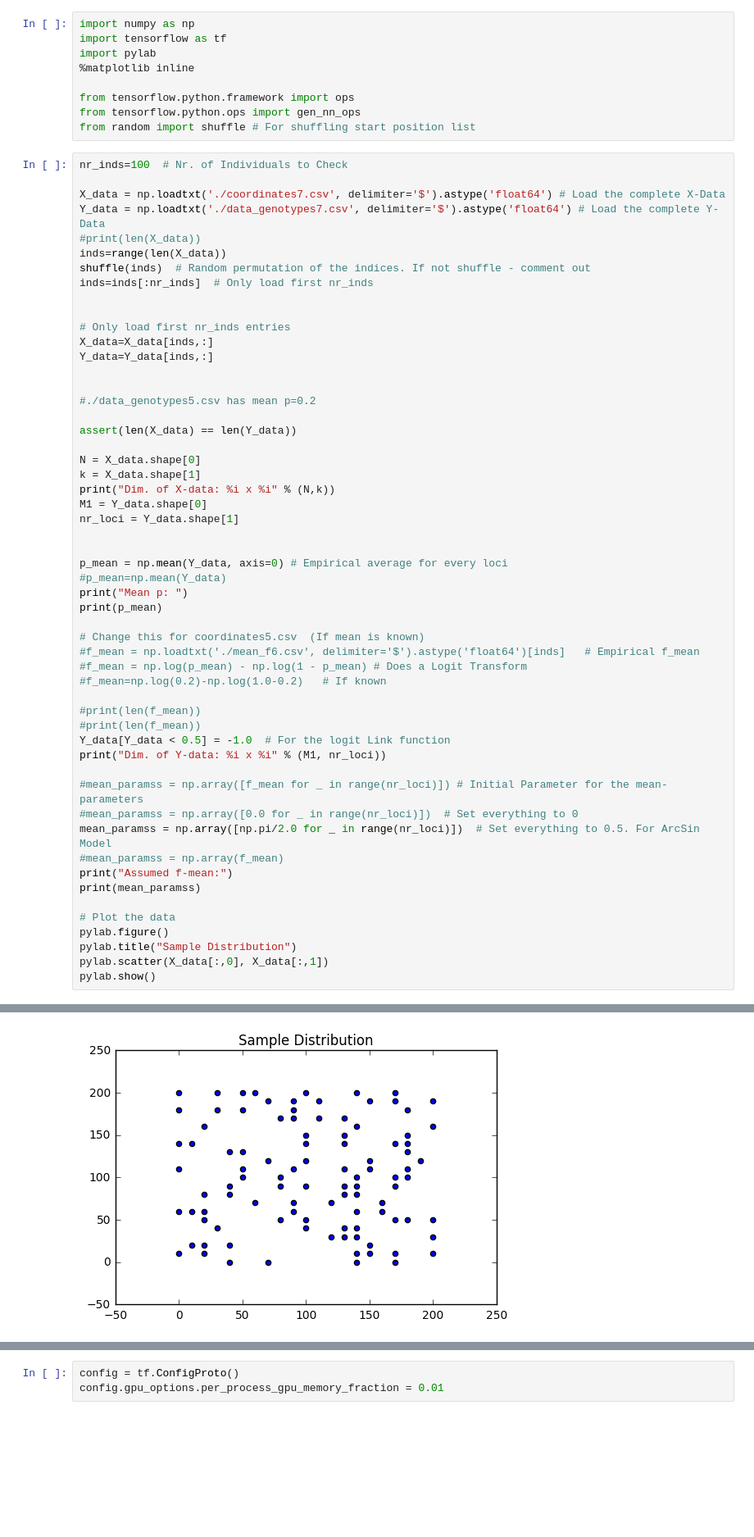
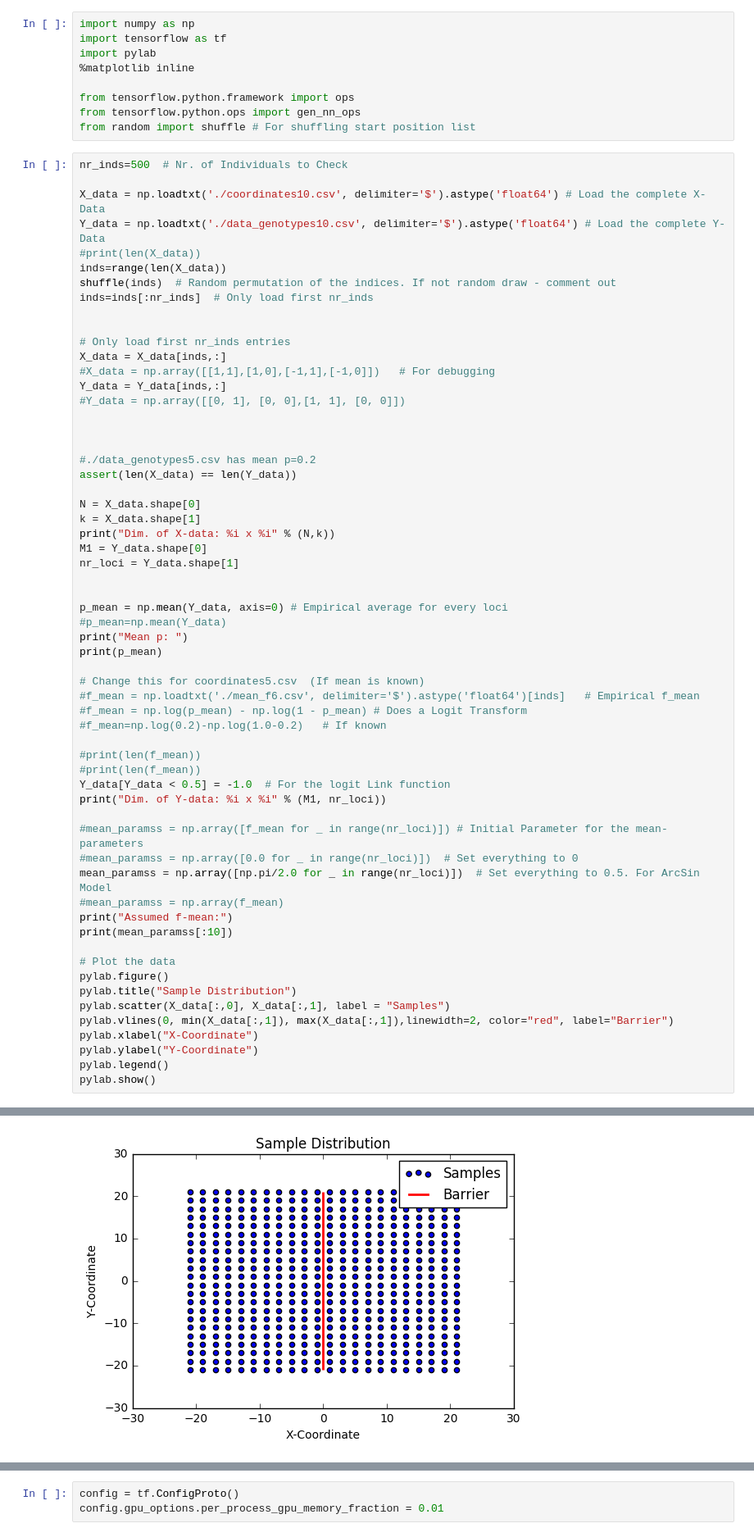
Before and after one commit to hringbauer/BarrierInferPublic, a Jupyter notebook: Laplace.ipynb, the cells around one changed output, grey strips where cells are left out. Shown: that part at 82% size. Saved outputs shown, nothing was run; the diff lists cells and outputs as text; blank space fills up the shorter version.

```diff
--- a/Laplace.ipynb
+++ b/Laplace.ipynb
@@ -8,23 +8,25 @@ from tensorflow.python.framework import ops
 from tensorflow.python.ops import gen_nn_ops
 from random import shuffle # For shuffling start position list
 # %%
-nr_inds=100  # Nr. of Individuals to Check
+nr_inds=500  # Nr. of Individuals to Check
 
-X_data = np.loadtxt('./coordinates7.csv', delimiter='$').astype('float64') # Load the complete X-Data
-Y_data = np.loadtxt('./data_genotypes7.csv', delimiter='$').astype('float64') # Load the complete Y-Data
+X_data = np.loadtxt('./coordinates10.csv', delimiter='$').astype('float64') # Load the complete X-Data
+Y_data = np.loadtxt('./data_genotypes10.csv', delimiter='$').astype('float64') # Load the complete Y-Data
 #print(len(X_data))
 inds=range(len(X_data))
-shuffle(inds)  # Random permutation of the indices. If not shuffle - comment out
+shuffle(inds)  # Random permutation of the indices. If not random draw - comment out
 inds=inds[:nr_inds]  # Only load first nr_inds
 
 
 # Only load first nr_inds entries
-X_data=X_data[inds,:]
-Y_data=Y_data[inds,:]
+X_data = X_data[inds,:]
+#X_data = np.array([[1,1],[1,0],[-1,1],[-1,0]])   # For debugging
+Y_data = Y_data[inds,:]
+#Y_data = np.array([[0, 1], [0, 0],[1, 1], [0, 0]])
+
 
 
 #./data_genotypes5.csv has mean p=0.2
-
 assert(len(X_data) == len(Y_data))
 
 N = X_data.shape[0]
@@ -54,11 +56,15 @@ print("Dim. of Y-data: %i x %i" % (M1, nr_loci))
 mean_paramss = np.array([np.pi/2.0 for _ in range(nr_loci)])  # Set everything to 0.5. For ArcSin Model
 #mean_paramss = np.array(f_mean)
 print("Assumed f-mean:")
-print(mean_paramss)
+print(mean_paramss[:10])
 
 # Plot the data
 pylab.figure()
 pylab.title("Sample Distribution")
-pylab.scatter(X_data[:,0], X_data[:,1])
+pylab.scatter(X_data[:,0], X_data[:,1], label = "Samples")
+pylab.vlines(0, min(X_data[:,1]), max(X_data[:,1]),linewidth=2, color="red", label="Barrier")
+pylab.xlabel("X-Coordinate")
+pylab.ylabel("Y-Coordinate")
+pylab.legend()
 pylab.show()
 # %% [output]
@@ -81,4 +87,4 @@ Dim. of Y-data: 100 x 100
   1.57079633  1.57079633  1.57079633  1.57079633]
-[figure, old version]
+[figure, new version]
 # %%
 ###### The Full Kernel:
```
Also changed, not shown: parts of 16 cells of this notebook, 2 other files.
